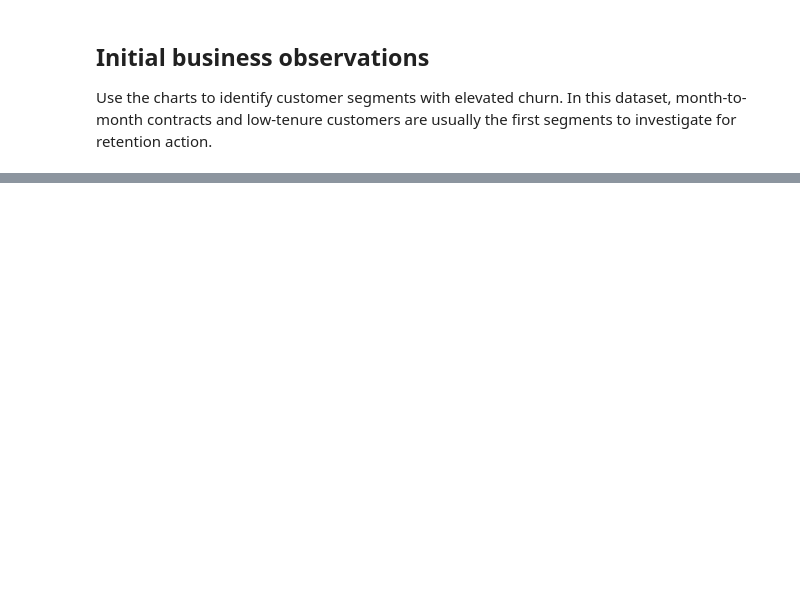
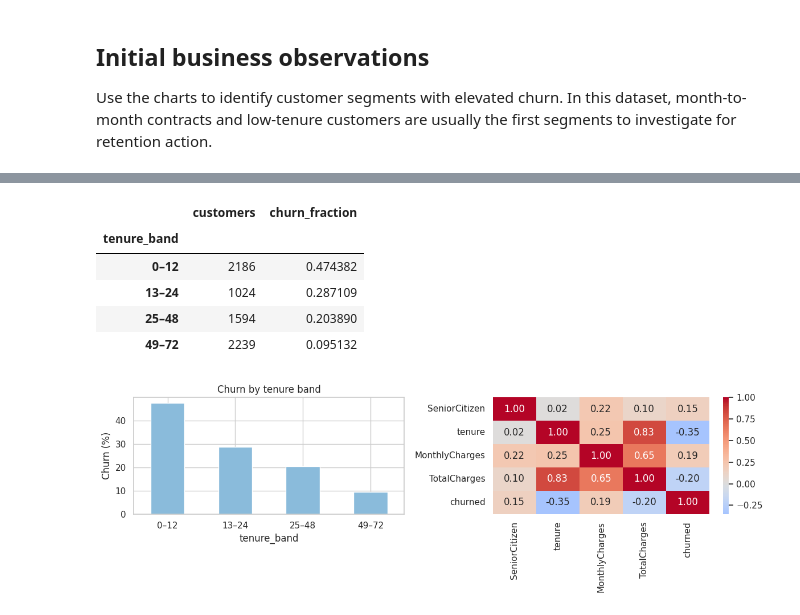
Before and after one commit to zhandarkayirbay/Customer-Churn-Prediction, a Jupyter notebook: notebooks/01_eda.ipynb, the cells around one changed output, grey strips where cells are left out. Cells and saved outputs as stored; diff of their text form; code cells hidden in the pictures; blank space fills up the shorter version.

```diff
--- a/notebooks/01_eda.ipynb
+++ b/notebooks/01_eda.ipynb
@@ -42,0 +282,20 @@ Use the charts to identify customer segments with elevated churn. In this datase
+# %%
+analysis = df.assign(churned=df['Churn'].eq('Yes').astype(int))
+analysis['tenure_band'] = pd.cut(analysis['tenure'], [-1, 12, 24, 48, 72], labels=['0–12', '13–24', '25–48', '49–72'])
+tenure_rates = analysis.groupby('tenure_band', observed=True)['churned'].agg(['size', 'mean'])
+display(tenure_rates.rename(columns={'size': 'customers', 'mean': 'churn_fraction'}))
+fig, axes = plt.subplots(1, 2, figsize=(12, 4))
+(tenure_rates['mean'] * 100).plot.bar(ax=axes[0], rot=0, title='Churn by tenure band')
+axes[0].set_ylabel('Churn (%)')
+sns.heatmap(analysis[['SeniorCitizen', 'tenure', 'MonthlyCharges', 'TotalCharges', 'churned']].corr(), annot=True, fmt='.2f', cmap='coolwarm', center=0, ax=axes[1])
+plt.tight_layout()
+save_figure('feature_relationships.png')
+plt.show()
+# %% [output]
+|  | customers | churn_fraction |
+| tenure_band |  |  |
+| 0–12 | 2186 | 0.474382 |
+| 13–24 | 1024 | 0.287109 |
+| 25–48 | 1594 | 0.203890 |
+| 49–72 | 2239 | 0.095132 |
+[figure, added]
```
Also changed, not shown: parts of 25 cells of this notebook, 21 other files.
